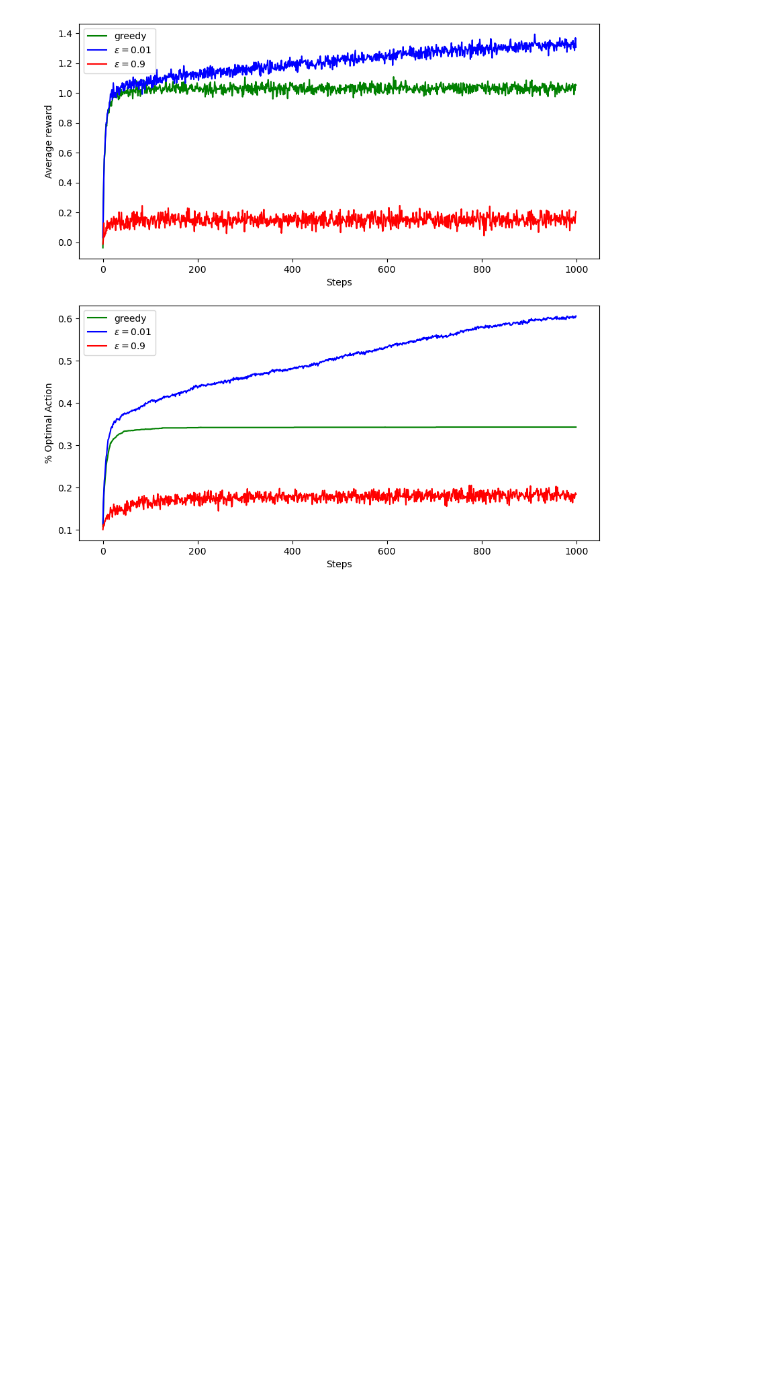
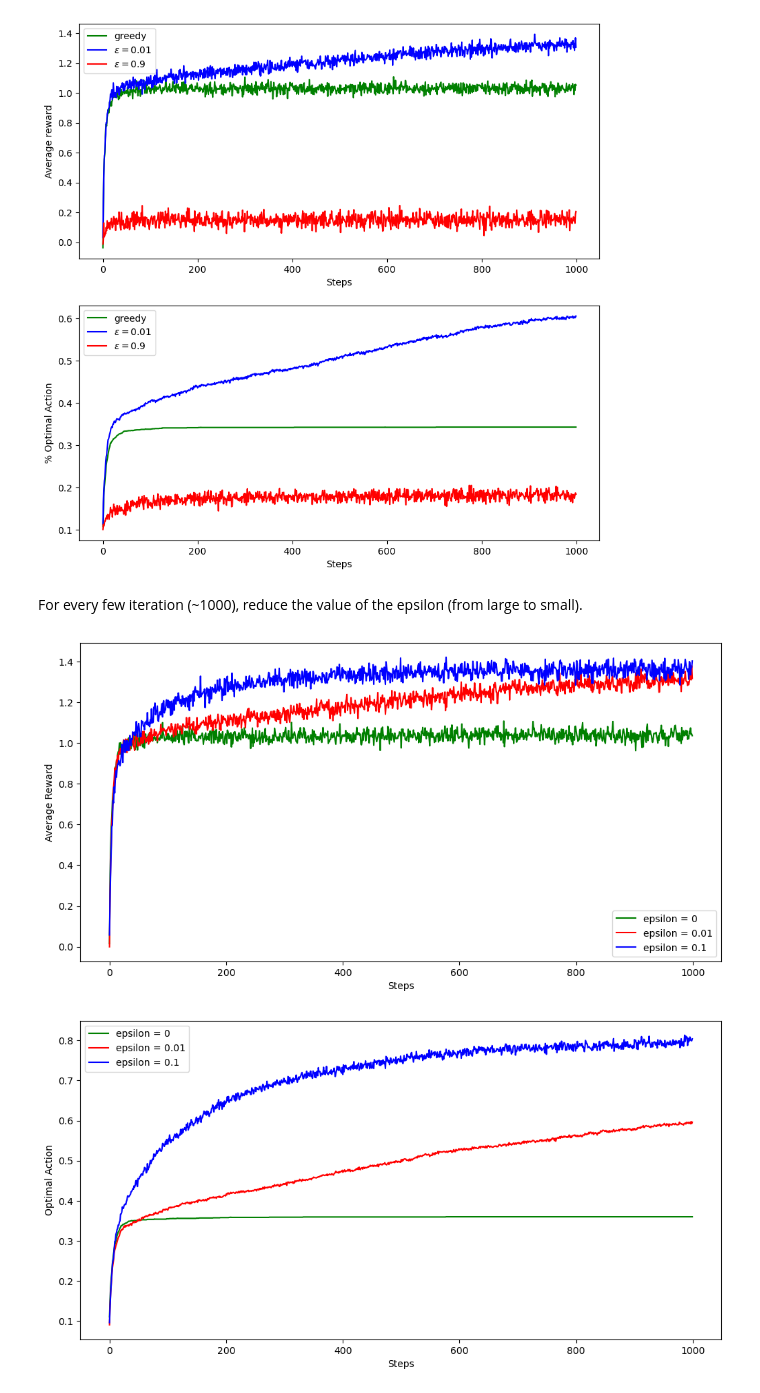
Before and after one commit to devkhullar/rltoolbox, a Jupyter notebook: simple_bandit_problem.ipynb, the cells around one changed output. Cells and saved outputs as stored; diff of their text form; code cells hidden in the pictures; blank space fills up the shorter version.

```diff
--- a/simple_bandit_problem.ipynb
+++ b/simple_bandit_problem.ipynb
@@ -389,3 +386,5 @@ Bandit.run_and_plot_experiments(
 )
 # %% [output]
 [figure]
+# %% [markdown]
+For every few iteration (~1000), reduce the value of the epsilon (from large to small).
@@ -391,0 +395,9 @@ Bandit.run_and_plot_experiments(
+# %%
+k = 10
+num_problems = 2000
+
+q_star = np.random.normal(0, 1, (num_problems,k))
+arms = [0] * k
+
+for i in range(10):
+    arms[i] = np.random.normal(q_star[0, i], 1, 2000) # first problem as a sample
@@ -391,0 +440,26 @@ Bandit.run_and_plot_experiments(
+# %%
+average_reward_0, optimal_action_0 = simple_bandit(k=10, epsilon=0, steps=1000, initial_Q=0)
+average_reward_01, optimal_action_01 = simple_bandit(k=10, epsilon=0.01, steps=1000, initial_Q=0)
+average_reward_1, optimal_action_1 = simple_bandit(k=10, epsilon=0.1, steps=1000, initial_Q=0)
+# %%
+plt.figure(figsize=(12,6))
+plt.plot(average_reward_0, 'g', label='epsilon = 0')
+plt.plot(average_reward_01, 'r', label='epsilon = 0.01')
+plt.plot(average_reward_1, 'b', label='epsilon = 0.1')
+plt.ylabel('Average Reward')
+plt.xlabel('Steps')
+plt.legend()
+plt.show()
+
+plt.figure(figsize=(12,6))
+plt.yticks(np.arange(0,1,0.1))
+plt.plot(optimal_action_0, 'g', label='epsilon = 0')
+plt.plot(optimal_action_01, 'r', label='epsilon = 0.01')
+plt.plot(optimal_action_1, 'b', label='epsilon = 0.1')
+plt.ylabel('Optimal Action')
+plt.xlabel('Steps')
+plt.legend()
+plt.show()
+# %% [output]
+[figure, added]
+[figure, added]
```
Also changed, not shown: parts of 11 cells of this notebook, 6 other files.
